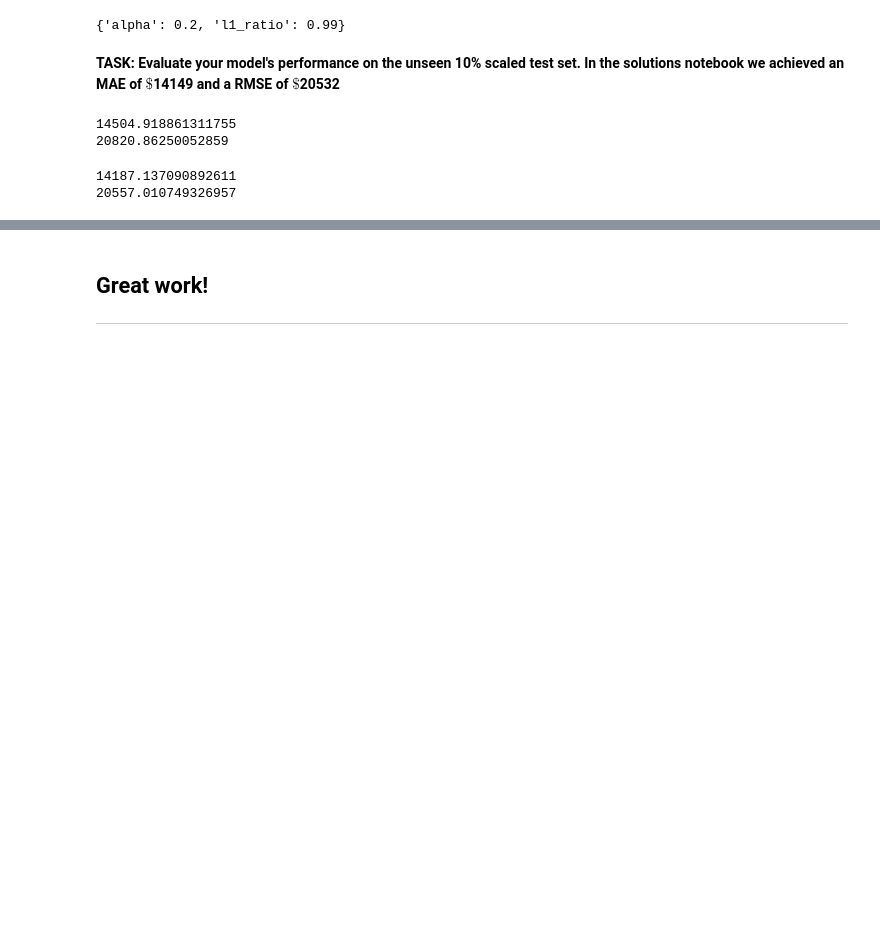
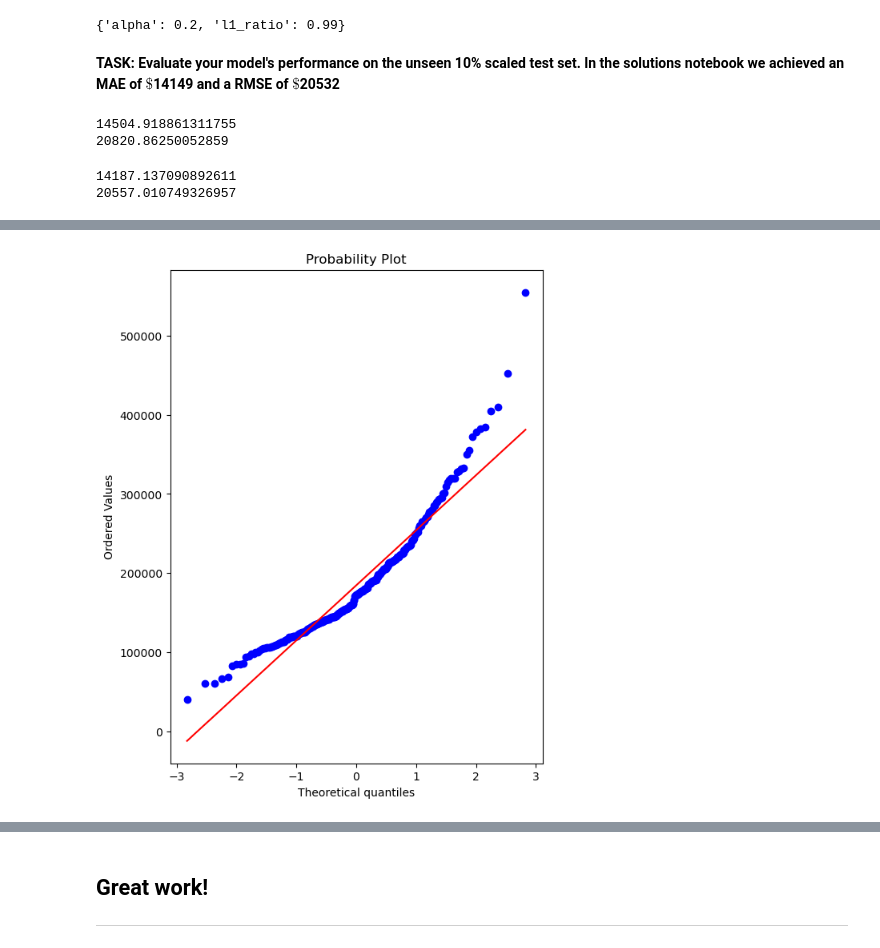
Before and after one commit to maginbu-0/Machine-Learning, a Jupyter notebook: Cross Validation/02-Linear-Regression-Project-Exercise.ipynb, the cells around one changed output, grey strips where cells are left out. Cells and saved outputs as stored; diff of their text form; code cells hidden in the pictures; blank space fills up the shorter version.

```diff
--- a/Cross Validation/02-Linear-Regression-Project-Exercise.ipynb
+++ b/Cross Validation/02-Linear-Regression-Project-Exercise.ipynb
@@ -138,0 +144,6 @@ print(RMSE)
+# %%
+fig, ax = plt.subplots(figsize=(6,8),dpi=100)
+
+_ = sp.stats.probplot(y_test,plot=ax)
+# %% [output]
+[figure, added]
```
Also changed, not shown: parts of 2 cells of this notebook.
